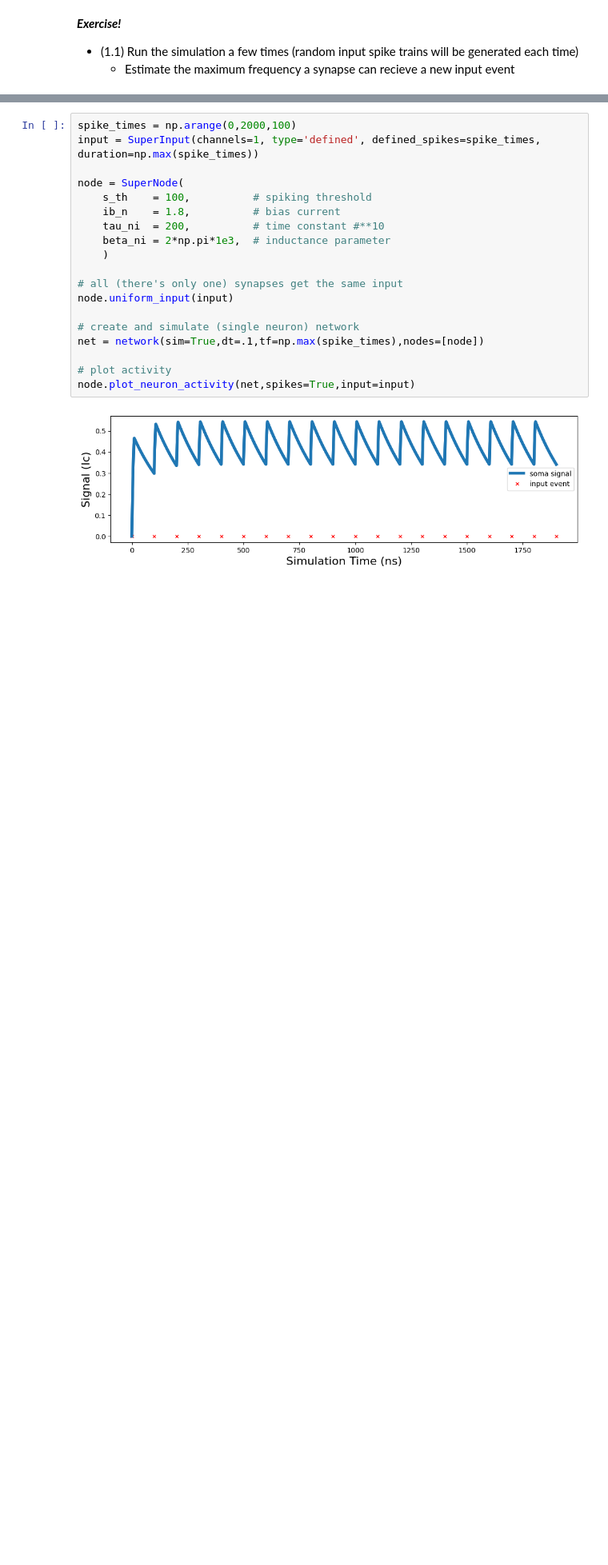
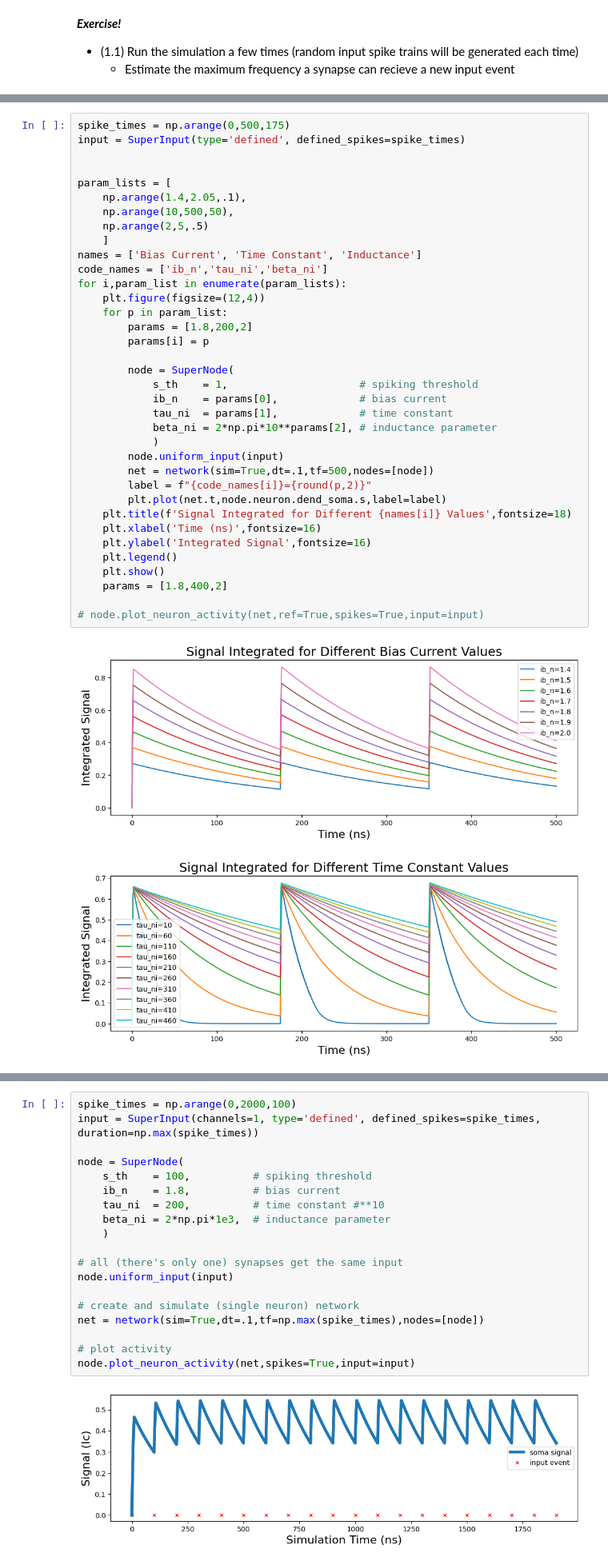
Before and after one commit to ryangitsit/sim_soens, a Jupyter notebook: tutorials/tutorial_NICE.ipynb, the cells around one changed output, grey strips where cells are left out. Shown at 80% size. Drawn from its saved outputs; the diff is of its cells as text; blank space fills up the shorter version.

```diff
--- a/tutorials/tutorial_NICE.ipynb
+++ b/tutorials/tutorial_NICE.ipynb
@@ -148,0 +160,39 @@ node.plot_neuron_activity(net,spikes=True,phir=True,input=input)
+# %%
+spike_times = np.arange(0,500,175)
+input = SuperInput(type='defined', defined_spikes=spike_times)
+
+
+param_lists = [
+    np.arange(1.4,2.05,.1),
+    np.arange(10,500,50),
+    np.arange(2,5,.5)
+    ]
+names = ['Bias Current', 'Time Constant', 'Inductance']
+code_names = ['ib_n','tau_ni','beta_ni']
+for i,param_list in enumerate(param_lists):
+    plt.figure(figsize=(12,4))
+    for p in param_list:
+        params = [1.8,200,2]
+        params[i] = p
+
+        node = SuperNode(
+            s_th    = 1,                     # spiking threshold
+            ib_n    = params[0],             # bias current
+            tau_ni  = params[1],             # time constant
+            beta_ni = 2*np.pi*10**params[2], # inductance parameter
+            )
+        node.uniform_input(input)
+        net = network(sim=True,dt=.1,tf=500,nodes=[node])
+        label = f"{code_names[i]}={round(p,2)}"
+        plt.plot(net.t,node.neuron.dend_soma.s,label=label)
+    plt.title(f'Signal Integrated for Different {names[i]} Values',fontsize=18)
+    plt.xlabel('Time (ns)',fontsize=16)
+    plt.ylabel('Integrated Signal',fontsize=16)
+    plt.legend()
+    plt.show()
+    params = [1.8,400,2]
+
+# node.plot_neuron_activity(net,ref=True,spikes=True,input=input)
+# %% [output]
+[figure, added]
+[figure, added]
```
Also changed, not shown: parts of 32 cells of this notebook, 15 other files.
